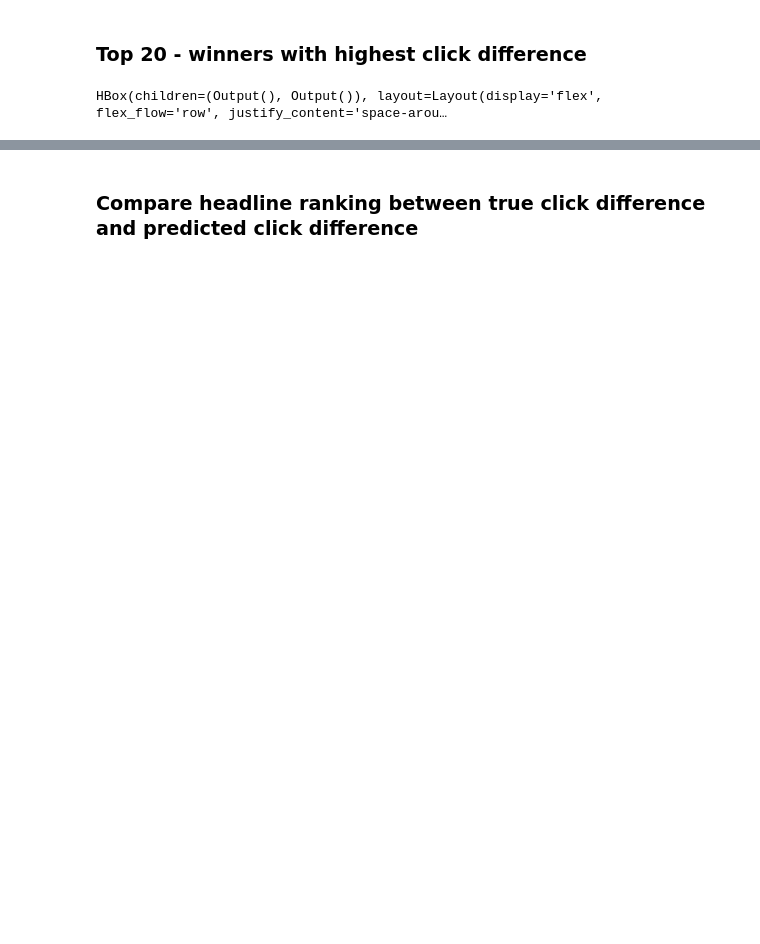
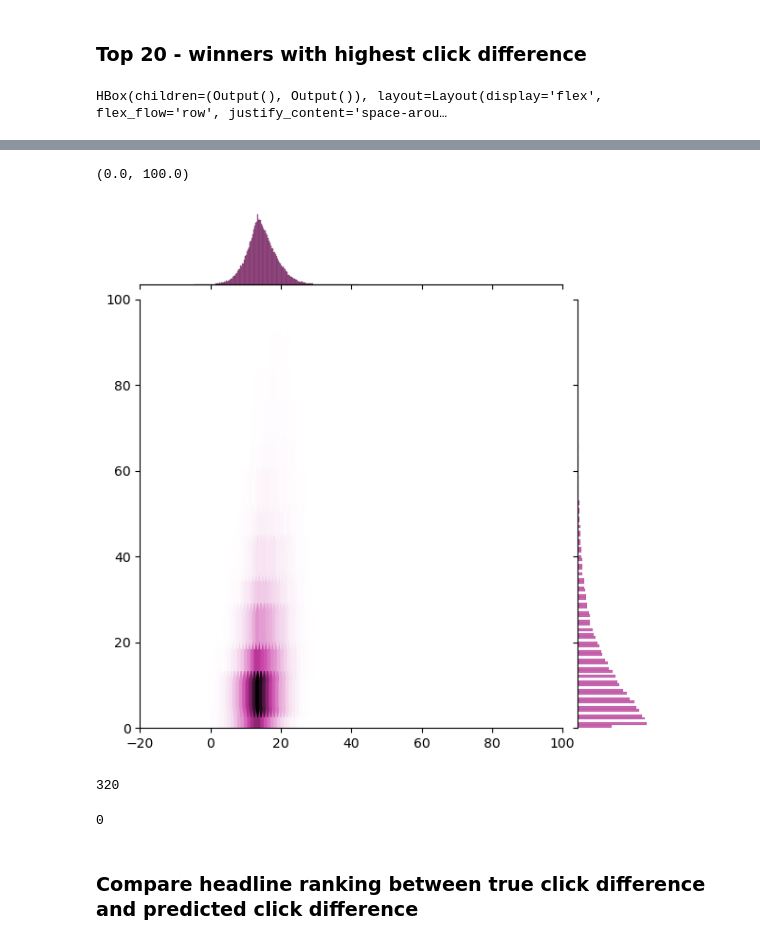
Before and after one commit to antschum/causal_headline_evaluator, a Jupyter notebook: 2023-28-11-Meeting.ipynb, the cells around one changed output, grey strips where cells are left out. Drawn from its saved outputs; the diff is of its cells as text; code cells hidden in the pictures; blank space fills up the shorter version.

```diff
--- a/2023-28-11-Meeting.ipynb
+++ b/2023-28-11-Meeting.ipynb
@@ -489,3 +512,18 @@ ax.set_xlim(-100,450)
+# %%
+plot = sns.jointplot(x = pred, y = clicks_diff, kind="hex", color="#B391", ax=ax)
+plot.ax_marg_x.set_xlim(-20, 100)
+plot.ax_marg_y.set_ylim(0, 100)
+# %% [output]
+(0.0, 100.0)
+[figure, added]
+# %%
+(df_sorted_pairs['click_difference']>100).sum()
+# %% [output]
+320
+# %%
+(df_sorted_pairs['predictions']>100).sum()
+# %% [output]
+0
 # %% [markdown]
 ### Compare headline ranking between true click difference and predicted click difference
 # %%
```
Also changed, not shown: parts of 38 cells of this notebook.
